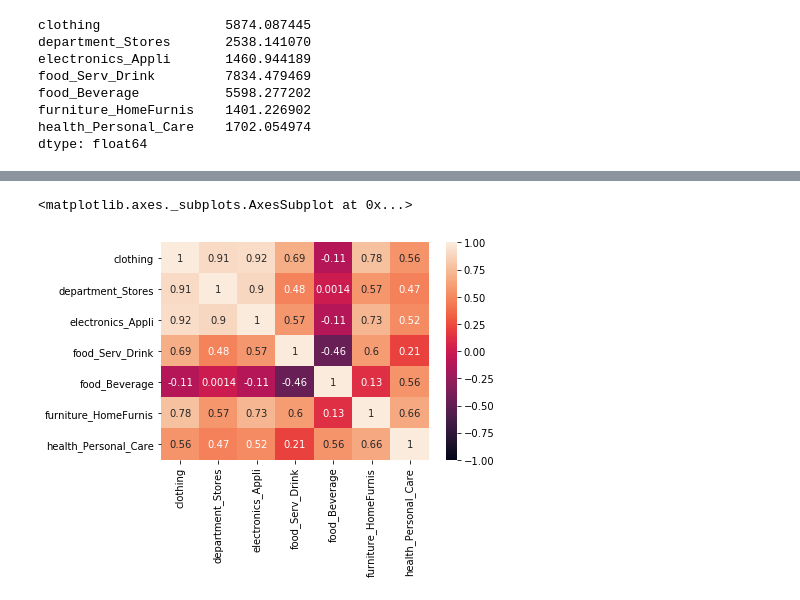
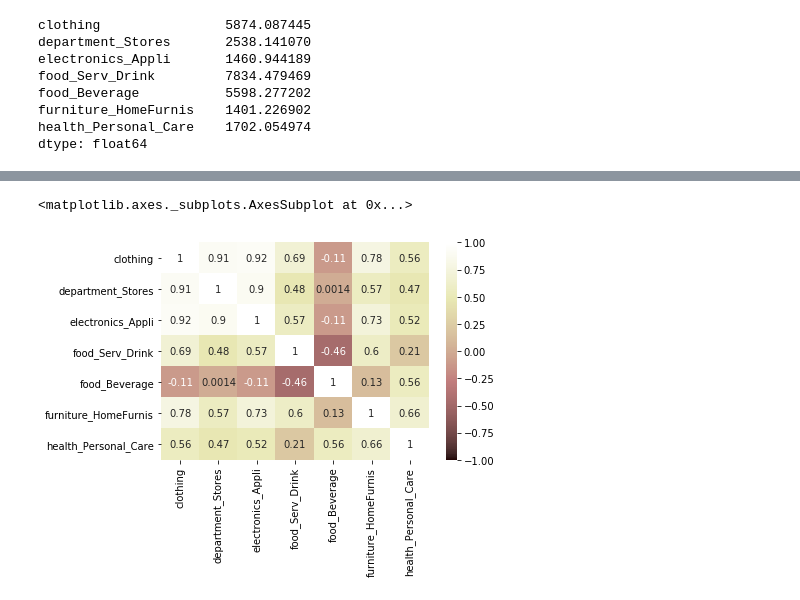
Before and after one commit to Billieo/pandemic_pandas, a Jupyter notebook: notebooks/Billie.ipynb, the cells around one changed output, grey strips where cells are left out. Drawn from its saved outputs; the diff is of its cells as text; code cells hidden in the pictures.

```diff
--- a/notebooks/Billie.ipynb
+++ b/notebooks/Billie.ipynb
@@ -148,7 +151,7 @@ correlation
 | furniture_HomeFurnis | 0.777549 | 0.567544 | 0.725932 | 0.598422 | 0.127640 | 1.000000 | ... |
 | health_Personal_Care | 0.556032 | 0.471753 | 0.522094 | 0.214908 | 0.555788 | 0.657940 | ... |
 # %%
-sns.heatmap(correlation, vmin=-1, vmax=1, annot=True)
+sns.heatmap(correlation, vmin=-1, vmax=1, annot=True, cmap="pink")
 # %% [output]
 <matplotlib.axes._subplots.AxesSubplot at 0x...>
-[figure, old version]
+[figure, new version]
```
Also changed, not shown: parts of 6 cells of this notebook.
